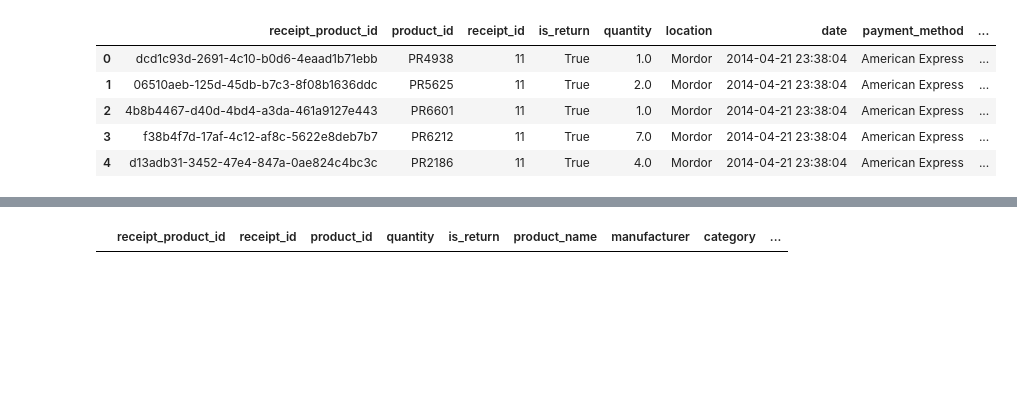
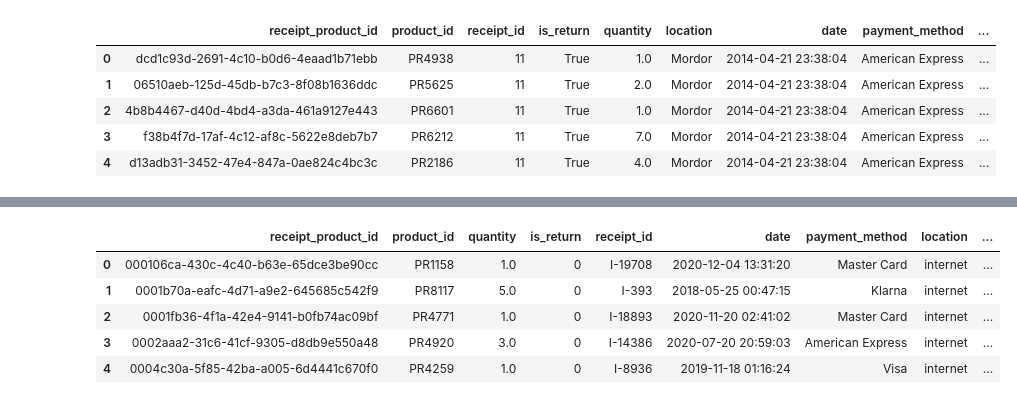
Before and after one commit to MaxJunestrand/DA-SSE, a Jupyter notebook: Assignment_3/A3_MAX.ipynb, the cells around one changed output, grey strips where cells are left out. Saved outputs shown, nothing was run; the diff lists cells and outputs as text; code cells hidden in the pictures; blank space fills up the shorter version.

```diff
--- a/Assignment_3/A3_MAX.ipynb
+++ b/Assignment_3/A3_MAX.ipynb
@@ -79,33 +83,15 @@ KeyError: 'discount_code'
 # %%
 # Step 5 – Processing the data
-
+# There is a problem with reciept IDs from Internet. Maybe fix that, its not a problem though.
 # Add all into one dataframe:
 df = df_RP_R
 for d in DF_list:
     df = pd.concat([df, d])
+df.head()
+# %% [output]
+|  | receipt_product_id | product_id | quantity | is_return | receipt_id | date | payment_method | location | ... |
+| 0 | 000106ca-430c-4c40-b63e-65dce3be90cc | PR1158 | 1.0 | 0 | I-19708 | 2020-12-04 13:31:20 | Master Card | internet | ... |
+| 1 | 0001b70a-eafc-4d71-a9e2-645685c542f9 | PR8117 | 5.0 | 0 | I-393 | 2018-05-25 00:47:15 | Klarna | internet | ... |
+| 2 | 0001fb36-4f1a-42e4-9141-b0fb74ac09bf | PR4771 | 1.0 | 0 | I-18893 | 2020-11-20 02:41:02 | Master Card | internet | ... |
+| 3 | 0002aaa2-31c6-41cf-9305-d8db9e550a48 | PR4920 | 3.0 | 0 | I-14386 | 2020-07-20 20:59:03 | American Express | internet | ... |
+| 4 | 0004c30a-5f85-42ba-a005-6d4441c670f0 | PR4259 | 1.0 | 0 | I-8936 | 2019-11-18 01:16:24 | Visa | internet | ... |
-# %%
-# Step 6 – Finding frauds
-
-output = df.groupby(['sales_rep']).sum().reset_index()
-output["return_rate"] = (output['is_return'] / output['quantity']).round(2)
-output.sort_values(by="return_rate", ascending=False, inplace=True)
-
-# Get all receipts from Gilderoy Lockhart and Livia Månsson (return rate > 0.05)
-# doing this to not have to join everything.
-df_gilderoy = df.loc[df['sales_rep'] == "Gilderoy Lockhart"]
-df_livia= df.loc[df['sales_rep'] == "livia månsson"]
-
-#print(df_gilderoy)
-
-#TODO ERROR PRICE VALUES DOES NOT EXIST FOR ALL RECIEPT_PRODUCT_IDS.
-df_price = pd.merge(df_RP, df_P, on="product_id", how="left")
-df_sum = pd.merge(df_gilderoy, df_price, on="receipt_product_id", how="left")
-df_sum = df_sum.loc[df_sum['is_return_x'] >= 1]
-df_sum["returned_revenue"] = df_sum['quantity_x']*df_sum['price']
-df_sum.head()
-#returned_sum = df_sum.sum().reset_index()
-#print(returned_sum)
-
-df_price.loc[df_price['receipt_product_id'] == "dcd1c93d-2691-4c10-b0d6-4eaad1b71ebb"]
-# %% [output]
-|  | receipt_product_id | receipt_id | product_id | quantity | is_return | product_name | manufacturer | category | ... |
```
Also changed, not shown: parts of 7 cells of this notebook, 1 other file.
